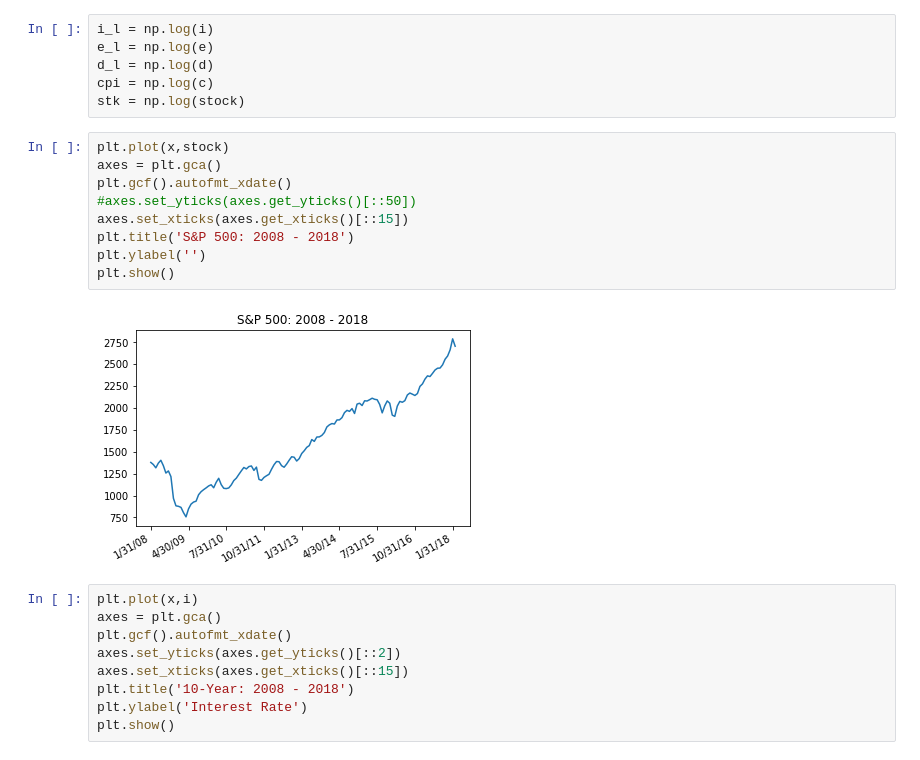
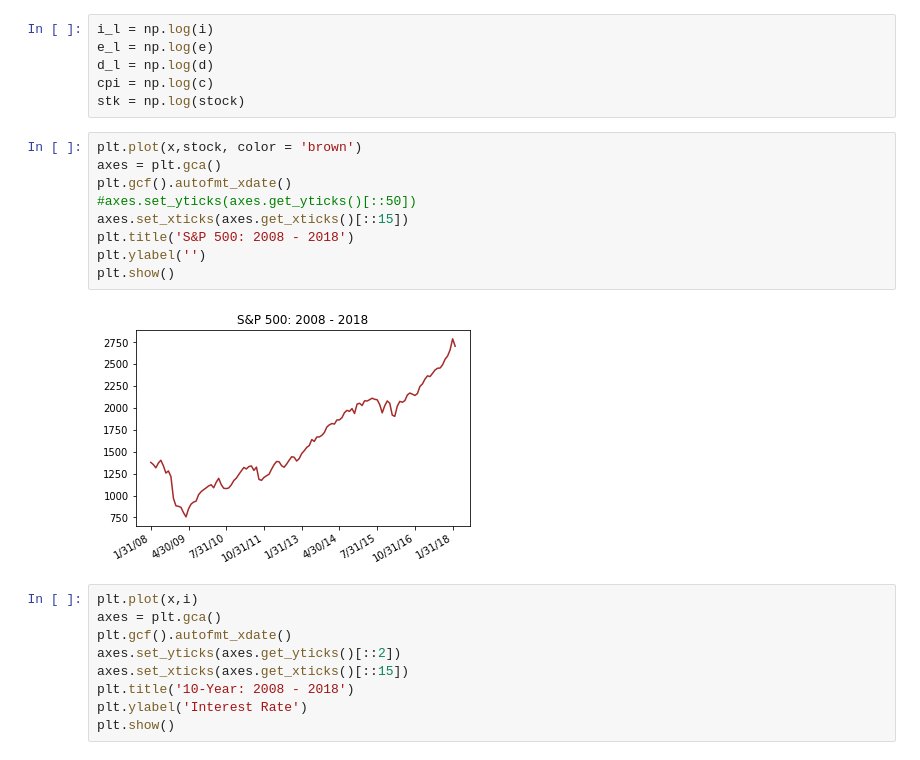
Before and after one commit to benlusamba/nutilities, a Jupyter notebook: market.ipynb, the cells around one changed output. Saved outputs shown, nothing was run; the diff lists cells and outputs as text.

```diff
--- a/market.ipynb
+++ b/market.ipynb
@@ -29,16 +30,16 @@ d_l = np.log(d)
 cpi = np.log(c)
 stk = np.log(stock)
 # %%
-plt.plot(x,stock)
+plt.plot(x,stock, color = 'brown')
 axes = plt.gca()
 plt.gcf().autofmt_xdate()
 #axes.set_yticks(axes.get_yticks()[::50])
 axes.set_xticks(axes.get_xticks()[::15])
 plt.title('S&P 500: 2008 - 2018')
 plt.ylabel('')
 plt.show()
 # %% [output]
-[figure, old version]
+[figure, new version]
 # %%
 plt.plot(x,i)
 axes = plt.gca()
```
Also changed, not shown: parts of 5 cells of this notebook.
